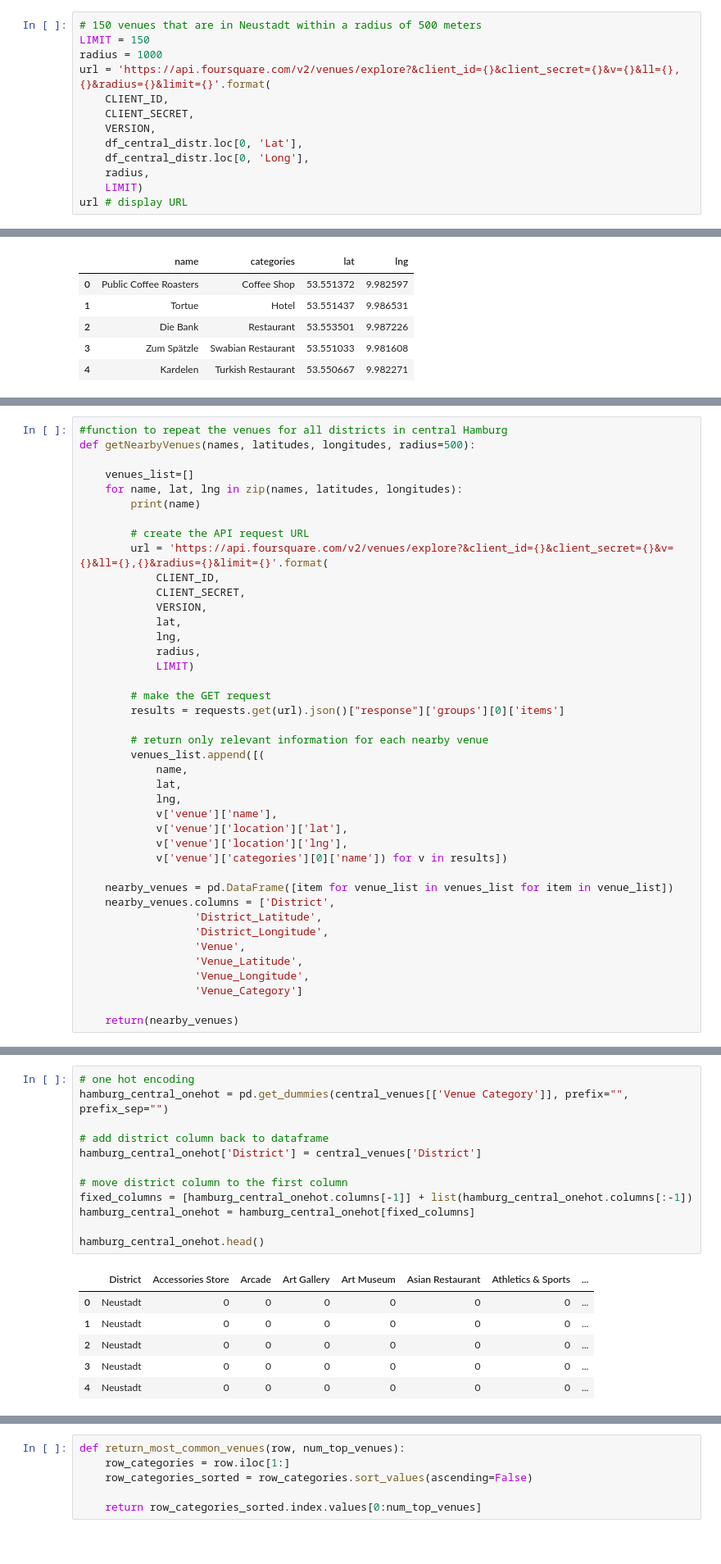
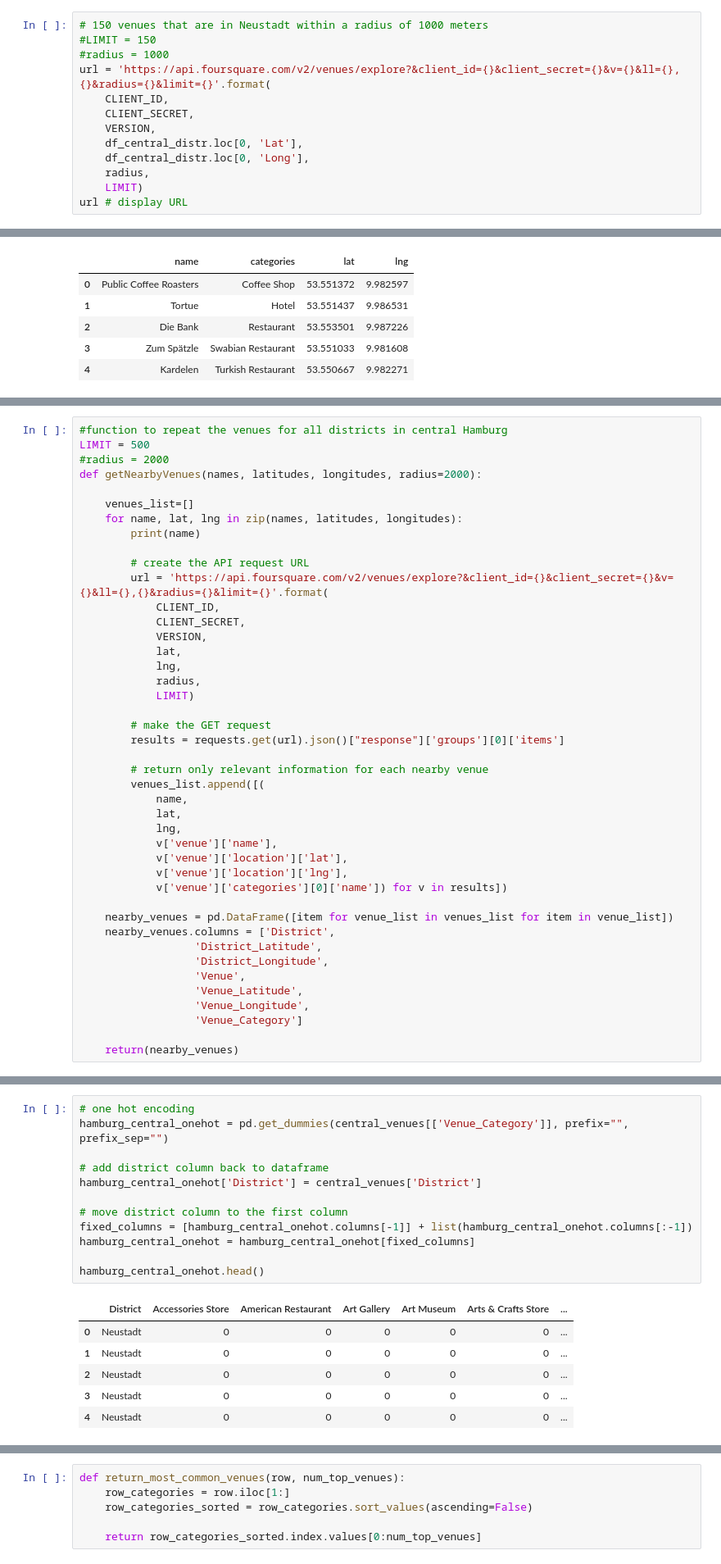
Before and after one commit to deJaneiro71/coursera-capstone-project, a Jupyter notebook: Coursera - final Capstone project.ipynb, the cells around one changed output, grey strips where cells are left out. Shown at 82% size. Saved outputs shown, nothing was run; the diff lists cells and outputs as text.

```diff
--- a/Coursera - final Capstone project.ipynb
+++ b/Coursera - final Capstone project.ipynb
@@ -248,9 +248,9 @@ df_central_distr.loc[0, 'District'],df_central_distr.loc[0, 'Lat'],df_central_di
 # %% [output]
 ('Neustadt', 53.5519, 9.9856)
 # %%
-# 150 venues that are in Neustadt within a radius of 500 meters
-LIMIT = 150
-radius = 1000
+# 150 venues that are in Neustadt within a radius of 1000 meters
+#LIMIT = 150
+#radius = 1000
 url = 'https://api.foursquare.com/v2/venues/explore?&client_id={}&client_secret={}&v={}&ll={},{}&radius={}&limit={}'.format(
     CLIENT_ID,
     CLIENT_SECRET,
@@ -325,6 +323,8 @@ print('{} venues were returned by Foursquare.'.format(nearby_venues.shape[0]))
 # %%
 #function to repeat the venues for all districts in central Hamburg
-def getNearbyVenues(names, latitudes, longitudes, radius=500):
+LIMIT = 500
+#radius = 2000
+def getNearbyVenues(names, latitudes, longitudes, radius=2000):
 
     venues_list=[]
     for name, lat, lng in zip(names, latitudes, longitudes):
@@ -488,22 +460,22 @@ There are 142 uniques categories.
 # %%
 # one hot encoding
-hamburg_central_onehot = pd.get_dummies(central_venues[['Venue Category']], prefix="", prefix_sep="")
+hamburg_central_onehot = pd.get_dummies(central_venues[['Venue_Category']], prefix="", prefix_sep="")
 
 # add district column back to dataframe
 hamburg_central_onehot['District'] = central_venues['District']
 
 # move district column to the first column
 fixed_columns = [hamburg_central_onehot.columns[-1]] + list(hamburg_central_onehot.columns[:-1])
 hamburg_central_onehot = hamburg_central_onehot[fixed_columns]
 
 hamburg_central_onehot.head()
 # %% [output]
-|  | District | Accessories Store | Arcade | Art Gallery | Art Museum | Asian Restaurant | Athletics & Sports | ... |
-| 0 | Neustadt | 0 | 0 | 0 | 0 | 0 | 0 | ... |
-| 1 | Neustadt | 0 | 0 | 0 | 0 | 0 | 0 | ... |
-| 2 | Neustadt | 0 | 0 | 0 | 0 | 0 | 0 | ... |
-| 3 | Neustadt | 0 | 0 | 0 | 0 | 0 | 0 | ... |
-| 4 | Neustadt | 0 | 0 | 0 | 0 | 0 | 0 | ... |
+|  | District | Accessories Store | American Restaurant | Art Gallery | Art Museum | Arts & Crafts Store | ... |
+| 0 | Neustadt | 0 | 0 | 0 | 0 | 0 | ... |
+| 1 | Neustadt | 0 | 0 | 0 | 0 | 0 | ... |
+| 2 | Neustadt | 0 | 0 | 0 | 0 | 0 | ... |
+| 3 | Neustadt | 0 | 0 | 0 | 0 | 0 | ... |
+| 4 | Neustadt | 0 | 0 | 0 | 0 | 0 | ... |
 # %%
 hamburg_central_onehot.shape
 # %% [output]
```
Also changed, not shown: parts of 24 cells of this notebook.
